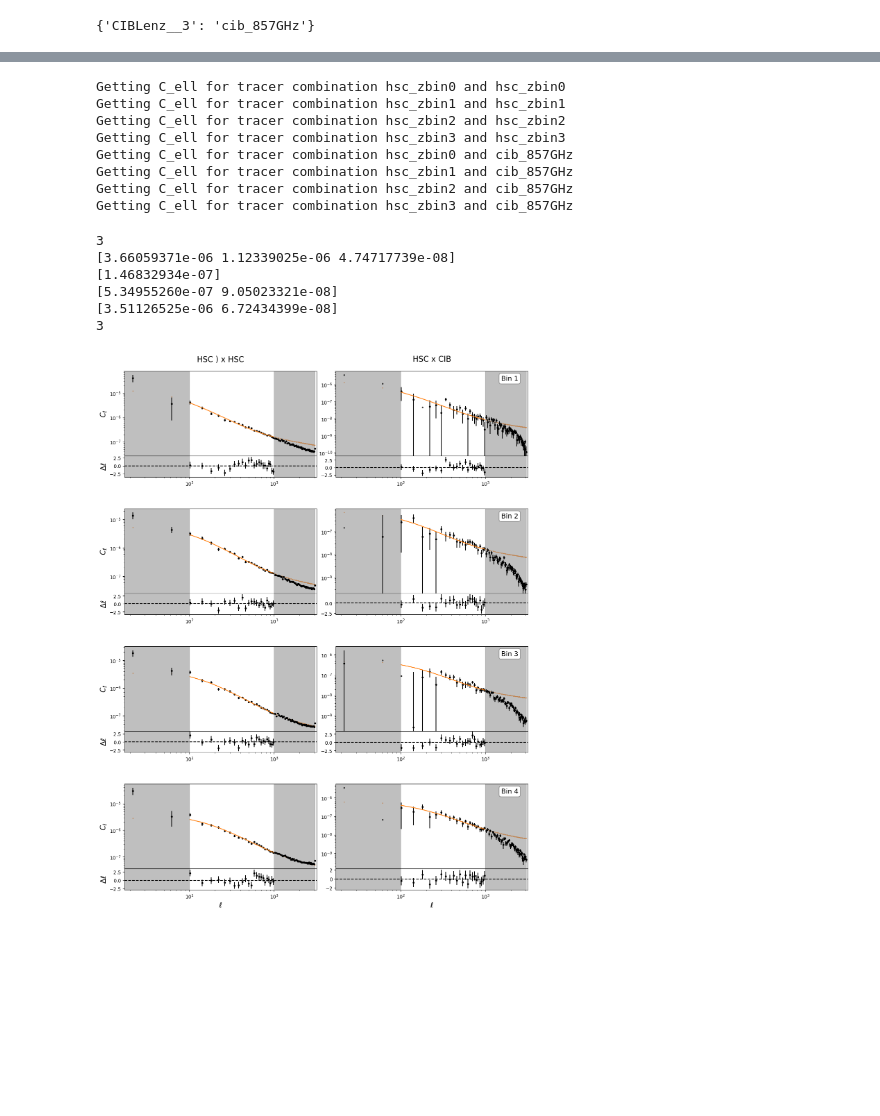
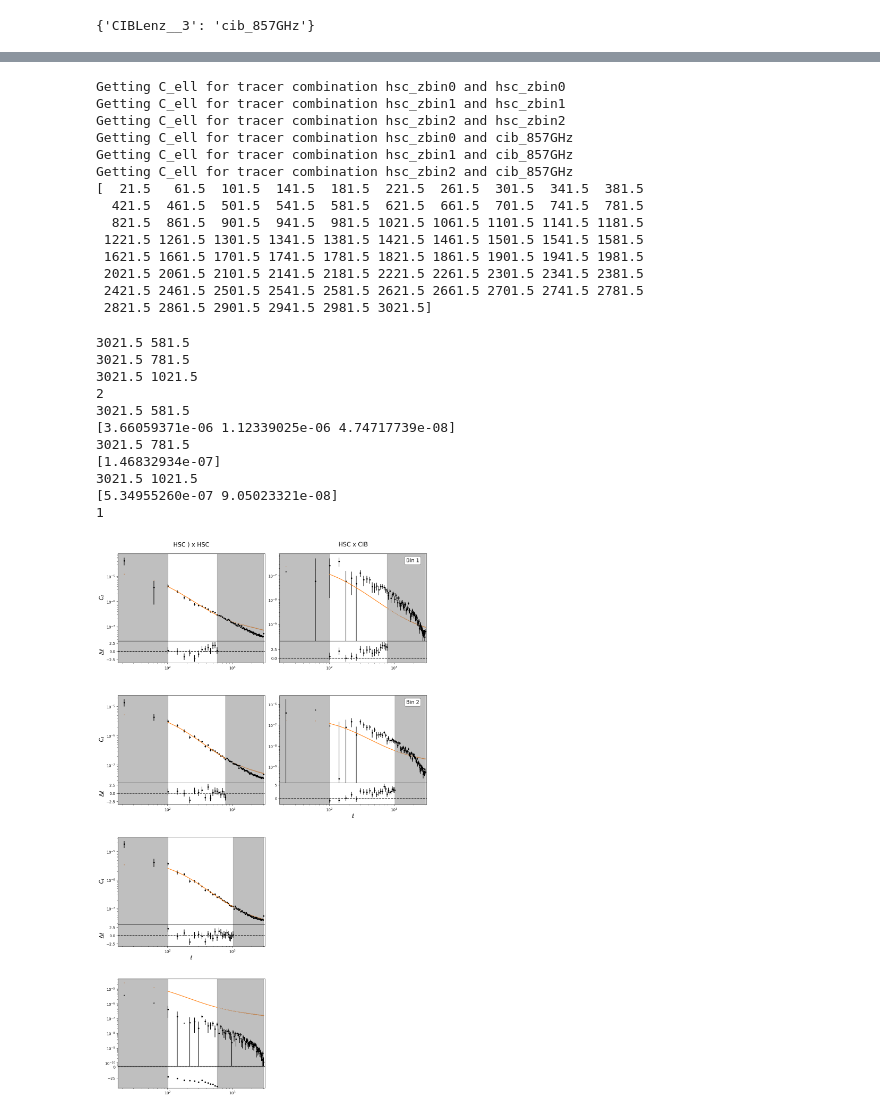
Before and after one commit to NattyDuzza/APEX, a Jupyter notebook: Plotting-Example.ipynb, the cells around one changed output, grey strips where cells are left out. Saved outputs shown, nothing was run; the diff lists cells and outputs as text; code cells hidden in the pictures; blank space fills up the shorter version.

Commit message:
Plotting effect of scale cuts

```diff
--- a/Plotting-Example.ipynb
+++ b/Plotting-Example.ipynb
@@ -13,9 +13,9 @@ cosmo = ccl.Cosmology(
     matter_power_spectrum="halofit")
 # %%
 gdwsp = ap.GalaxyDensityTracerWorkspace(
-    sacc_file="/home/nathand/Documents/AstroCode/CIB-Project/NEW-hsc_red_x_cib(857).fits",
-    tracer_name_root="hsc_red_zbin",
-    max_index=3,
+    sacc_file="/home/nathand/Documents/AstroCode/CIB-Project/NEW-hsc_x_cib(857).fits",
+    tracer_name_root="hsc_zbin",
+    max_index=2,
     cosmology=cosmo
 )
 
@@ -26,21 +26,15 @@ cibwsp = ap.CIBIntensityTracerWorkspace(
     single_index=3
 )
 
-tracer_combos = [('hsc_red_zbin0', 'hsc_red_zbin0'),
-                 ('hsc_red_zbin1', 'hsc_red_zbin1'),
-                 ('hsc_red_zbin2', 'hsc_red_zbin2'),
-                 ('hsc_red_zbin3', 'hsc_red_zbin3'),
+tracer_combos = [('hsc_zbin0', 'hsc_zbin0'),
+                 ('hsc_zbin1', 'hsc_zbin1'),
+                 ('hsc_zbin2', 'hsc_zbin2'),
+                 ('hsc_zbin0', 'CIBLenz__3'),
+                 ('hsc_zbin1', 'CIBLenz__3'),
+                 ('hsc_zbin2', 'CIBLenz__3'),
+                ]
 
-                 ('hsc_red_zbin0', 'CIBLenz__3'),
-
-                 ('hsc_red_zbin1', 'CIBLenz__3'),
-
-                 ('hsc_red_zbin2', 'CIBLenz__3'),
-
-                 ('hsc_red_zbin3', 'CIBLenz__3')
-                 ]
-
-s = ap.SaccWorkspace('/home/nathand/Documents/AstroCode/CIB-Project/NEW-hsc_red_x_cib(857).fits', tracer_combinations=tracer_combos)
+s = ap.SaccWorkspace('/home/nathand/Documents/AstroCode/CIB-Project/NEW-hsc_x_cib(857).fits', tracer_combinations=tracer_combos)
 
 s.define_alias('cib_857GHz', 'CIBLenz__3')
 # %% [output]
@@ -53,8 +47,7 @@ mmodel = ap.MaleubreModel(
     sacc_workspace=s,
     cosmology=cosmo,
     logged_N=True,
-    min_ell=100,
-    max_ell=1000
+    k_max = 0.3
 )
 # %%
 mcmc = ap.MCMCWorkspace(
@@ -203,34 +176,46 @@ measured_data = s.get_c_ells(tracer_combos)
 
 errors = s.get_errors(tracer_combos)
 
-print()
+print(measured_data[0][0])
 # %% [output]
 Getting C_ell for tracer combination hsc_zbin0 and hsc_zbin0
 Getting C_ell for tracer combination hsc_zbin1 and hsc_zbin1
 Getting C_ell for tracer combination hsc_zbin2 and hsc_zbin2
-Getting C_ell for tracer combination hsc_zbin3 and hsc_zbin3
 Getting C_ell for tracer combination hsc_zbin0 and cib_857GHz
 Getting C_ell for tracer combination hsc_zbin1 and cib_857GHz
 Getting C_ell for tracer combination hsc_zbin2 and cib_857GHz
-Getting C_ell for tracer combination hsc_zbin3 and cib_857GHz
+[  21.5   61.5  101.5  141.5  181.5  221.5  261.5  301.5  341.5  381.5
+  421.5  461.5  501.5  541.5  581.5  621.5  661.5  701.5  741.5  781.5
+  821.5  861.5  901.5  941.5  981.5 1021.5 1061.5 1101.5 1141.5 1181.5
+ 1221.5 1261.5 1301.5 1341.5 1381.5 1421.5 1461.5 1501.5 1541.5 1581.5
+ 1621.5 1661.5 1701.5 1741.5 1781.5 1821.5 1861.5 1901.5 1941.5 1981.5
+ 2021.5 2061.5 2101.5 2141.5 2181.5 2221.5 2261.5 2301.5 2341.5 2381.5
+ 2421.5 2461.5 2501.5 2541.5 2581.5 2621.5 2661.5 2701.5 2741.5 2781.5
+ 2821.5 2861.5 2901.5 2941.5 2981.5 3021.5]
 # %%
 plotter = ap.Plots(s)
 
 plotter.create_grid_plot(
     subplot_titles=['HSC ) x HSC', 'HSC x CIB'],
     subplot_tracer_combos=tracer_combos,
     measured_data=measured_data,
     measured_data_err=errors,
     modelled_data=modelled,
-    cut_positions=[100, 1000],
+    cut_positions=[None, None],
     residuals=True,
-    full_ells=True
+    full_ells=True,
+    variable_cuts=True
 )
 # %% [output]
-3
+3021.5 581.5
+3021.5 781.5
+3021.5 1021.5
+2
+3021.5 581.5
 [3.66059371e-06 1.12339025e-06 4.74717739e-08]
+3021.5 781.5
 [1.46832934e-07]
+3021.5 1021.5
 [5.34955260e-07 9.05023321e-08]
-[3.51126525e-06 6.72434399e-08]
-3
+1
-[figure, old version]
+[figure, new version]
```
Also changed, not shown: parts of 3 cells of this notebook, 3 other files.
